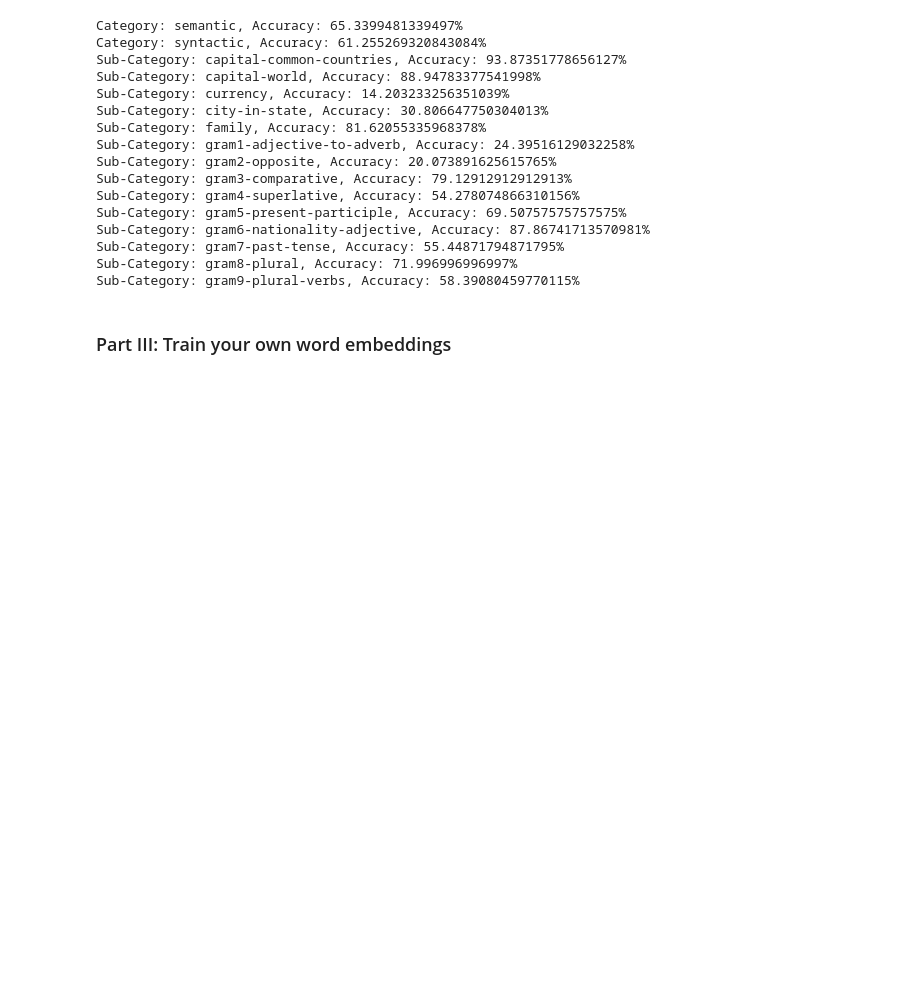
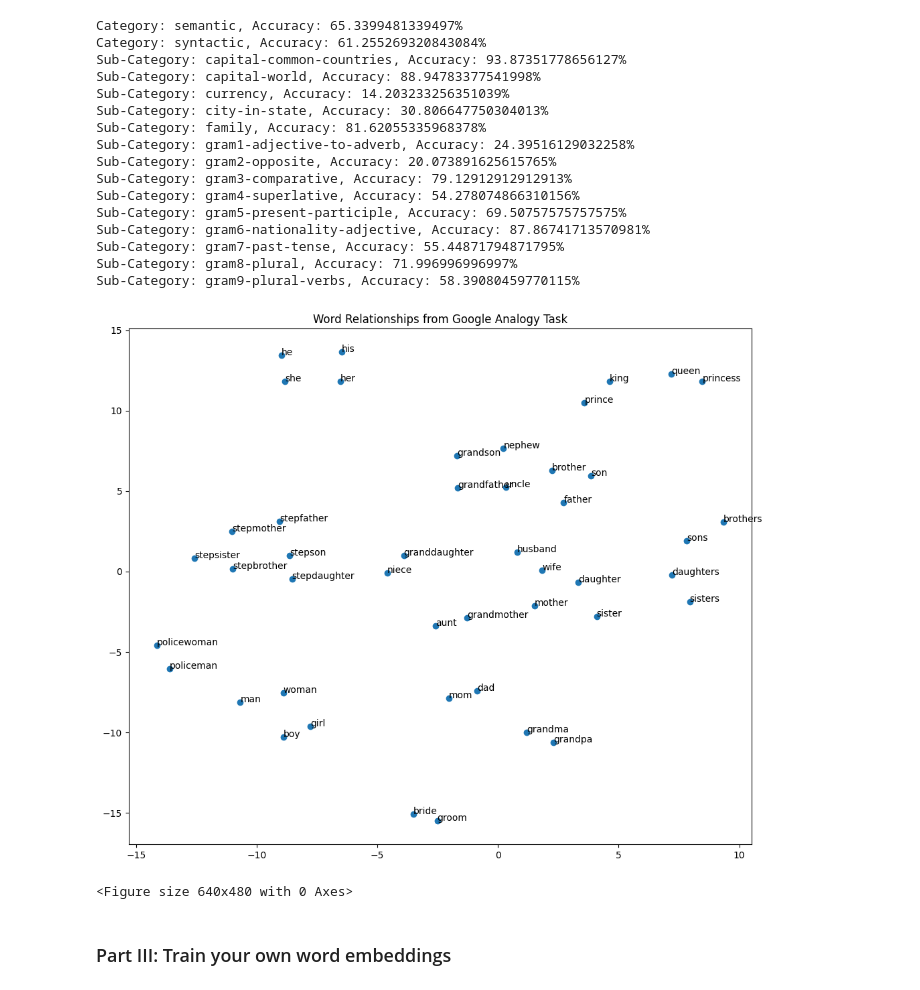
Before and after one commit to RowanNovak/NTHU_Natural_Language_Processing, a Jupyter notebook: 2026/Assignments/Assignment1/main.ipynb, the cells around one changed output. Saved outputs shown, nothing was run; the diff lists cells and outputs as text; code cells hidden in the pictures; blank space fills up the shorter version.

Commit message:
1. From Colab 2. Todo 1, 2, 3, 4 checked -- version 1

```diff
--- a/2026/Assignments/Assignment1/main.ipynb
+++ b/2026/Assignments/Assignment1/main.ipynb
@@ -194,3 +184,35 @@ plt.savefig("word_relationships.png", bbox_inches="tight")
+# %%
+# Collect words from Google Analogy dataset
+SUB_CATEGORY = ": family"
+
+# TODO3: Plot t-SNE for the words in the SUB_CATEGORY `: family`
+family_questions = data[data["SubCategory"] == SUB_CATEGORY]["Question"]
+words = []
+for question in family_questions:
+    for w in question.lower().split():
+        if w not in words:
+            words.append(w)
+
+# Only words that appear in the model vocabular are retained
+words = [w for w in words if w in model.key_to_index]
+vectors = np.array([model[w] for w in words])
+
+#t-SNE
+tsne = TSNE(n_components=2, perplexity=10, random_state=42)
+vectors_2d = tsne.fit_transform(vectors)
+
+# Plots
+plt.figure(figsize=(12, 10))
+plt.scatter(vectors_2d[:, 0], vectors_2d[:, 1])
+for i, word in enumerate(words):
+    plt.annotate(word, (vectors_2d[i, 0], vectors_2d[i, 1]), fontsize=10)
+
+plt.title("Word Relationships from Google Analogy Task")
+plt.show()
+plt.savefig("word_relationships.png", bbox_inches="tight")
+# %% [output]
+[figure, added]
+<Figure size 640x480 with 0 Axes>
 # %% [markdown]
 ### Part III: Train your own word embeddings
 # %% [markdown]
```
Also changed, not shown: parts of 1 cell of this notebook.
